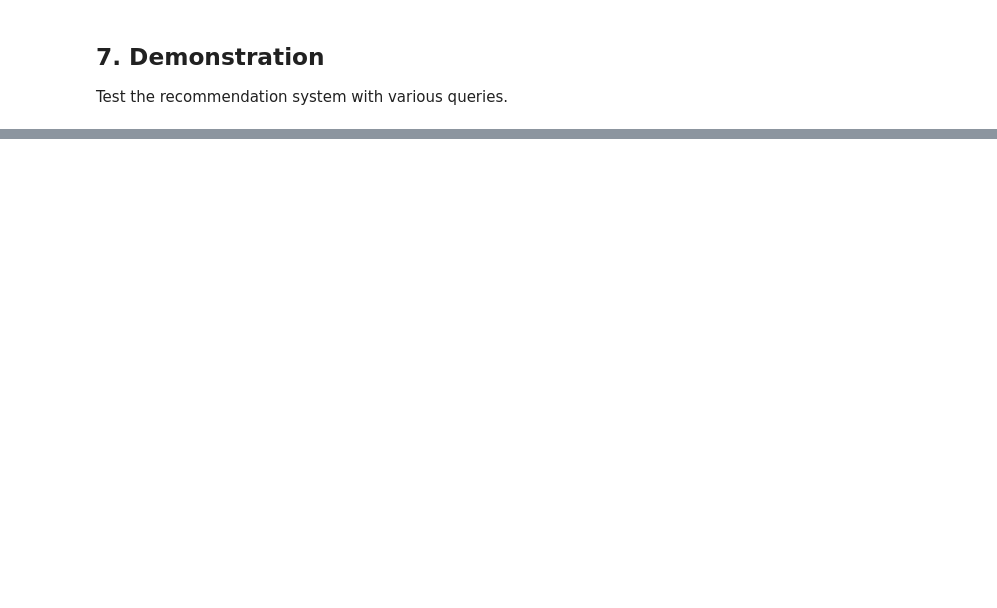
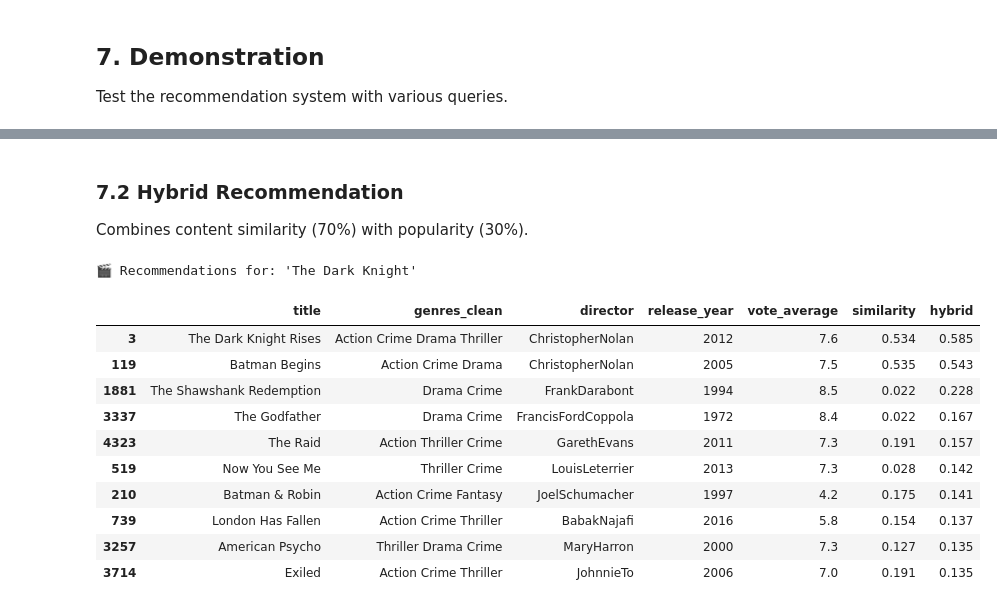
Before and after one commit to Selva-TS-cube/iitr, a Jupyter notebook: recommender/movie-recomendation.ipynb, the cells around one changed output, grey strips where cells are left out. Drawn from its saved outputs; the diff is of its cells as text; code cells hidden in the pictures; blank space fills up the shorter version.

```diff
--- a/recommender/movie-recomendation.ipynb
+++ b/recommender/movie-recomendation.ipynb
@@ -211,0 +162,9 @@ Final dataset shape: (4738, 15)
+# %%
+df['overview'] = df['overview'].fillna('')
+df['profile'] = df['genres_clean'] + ' ' + df['keywords_clean'] + ' ' + df['cast_clean'] + ' ' + df['director']
+
+df = df[df['profile'].str.strip() != ''].reset_index(drop=True)
+
+print(f'Final dataset: {len(df)} movies')
+print(f'\nSample profile for "{df.loc[0, "title"]}":')
+print(df.loc[0, 'profile'][:100] + '...')
@@ -239,0 +261,7 @@ fig.show()
+# %%
+kmeans = KMeans(n_clusters=25, random_state=42, n_init=10)
+df['cluster'] = kmeans.fit_predict(tfidf_matrix)
+
+cluster_dist = df['cluster'].value_counts().sort_index()
+print(f'Clustering complete!')
+print(f'   Cluster sizes: min={cluster_dist.min()}, max={cluster_dist.max()}, avg={cluster_dist.mean():.0f}')
@@ -312,12 +281,0 @@ Build the content-based filtering model using TF-IDF vectors and K-Means cluster
-# %%
-# Create movie profile by combining text features
-df['profile'] = df['genres'].fillna('') + ' ' + df['cast'].fillna('') + ' ' + df['director'].fillna('')
-
-# TF-IDF Vectorization
-print('Vectorizing movie profiles...')
-tfidf = TfidfVectorizer(stop_words='english', max_features=5000)
-tfidf_matrix = tfidf.fit_transform(df['profile'])
-
-print(f'TF-IDF Matrix Shape: {tfidf_matrix.shape}')
-print(f'   - {tfidf_matrix.shape[0]:,} movies')
-print(f'   - {tfidf_matrix.shape[1]:,} features (unique terms)')
@@ -363,21 +286,12 @@ fig.show()
 # %%
-# PCA for cluster visualization
-print('Performing PCA for visualization...')
 pca = PCA(n_components=2, random_state=42)
-tfidf_2d = pca.fit_transform(tfidf_matrix.toarray())
+coords = pca.fit_transform(tfidf_matrix.toarray())
 
-df['pca_x'] = tfidf_2d[:, 0]
-df['pca_y'] = tfidf_2d[:, 1]
+df['pca_x'], df['pca_y'] = coords[:, 0], coords[:, 1]
 
-print(f'Explained variance ratio: {sum(pca.explained_variance_ratio_)*100:.1f}%')
-
-# Plot clusters
 fig = px.scatter(df, x='pca_x', y='pca_y', color='cluster',
-                 hover_data=['original_title', 'genres'],
+                 hover_data=['title', 'genres_clean'],
                  title='Movie Clusters (PCA Visualization)',
-                 labels={'pca_x': 'PCA Component 1', 'pca_y': 'PCA Component 2'},
                  template='plotly_white',
-                 color_continuous_scale='Turbo',
                  opacity=0.6)
-fig.update_layout(showlegend=True)
 fig.show()
@@ -674,0 +385,19 @@ same_cluster: False
+# %% [markdown]
+### 7.2 Hybrid Recommendation
+
+Combines content similarity (70%) with popularity (30%).
+# %%
+recommender.recommend('The Dark Knight', top_n=10, hybrid=True)
+# %% [output]
+🎬 Recommendations for: 'The Dark Knight'
+|  | title | genres_clean | director | release_year | vote_average | similarity | hybrid |
+| 3 | The Dark Knight Rises | Action Crime Drama Thriller | ChristopherNolan | 2012 | 7.6 | 0.534 | 0.585 |
+| 119 | Batman Begins | Action Crime Drama | ChristopherNolan | 2005 | 7.5 | 0.535 | 0.543 |
+| 1881 | The Shawshank Redemption | Drama Crime | FrankDarabont | 1994 | 8.5 | 0.022 | 0.228 |
+| 3337 | The Godfather | Drama Crime | FrancisFordCoppola | 1972 | 8.4 | 0.022 | 0.167 |
+| 4323 | The Raid | Action Thriller Crime | GarethEvans | 2011 | 7.3 | 0.191 | 0.157 |
+| 519 | Now You See Me | Thriller Crime | LouisLeterrier | 2013 | 7.3 | 0.028 | 0.142 |
+| 210 | Batman & Robin | Action Crime Fantasy | JoelSchumacher | 1997 | 4.2 | 0.175 | 0.141 |
+| 739 | London Has Fallen | Action Crime Thriller | BabakNajafi | 2016 | 5.8 | 0.154 | 0.137 |
+| 3257 | American Psycho | Thriller Drama Crime | MaryHarron | 2000 | 7.3 | 0.127 | 0.135 |
+| 3714 | Exiled | Action Crime Thriller | JohnnieTo | 2006 | 7.0 | 0.191 | 0.135 |
```
Also changed, not shown: parts of 71 cells of this notebook, 7 other files.
